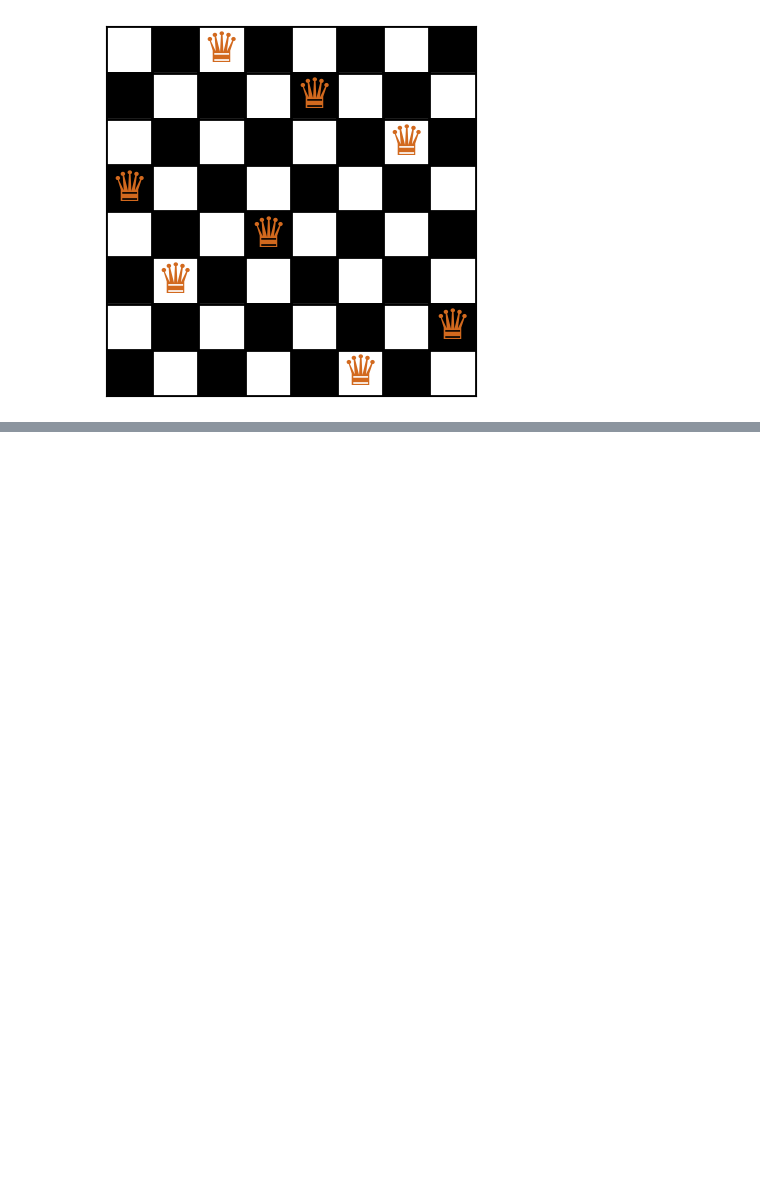
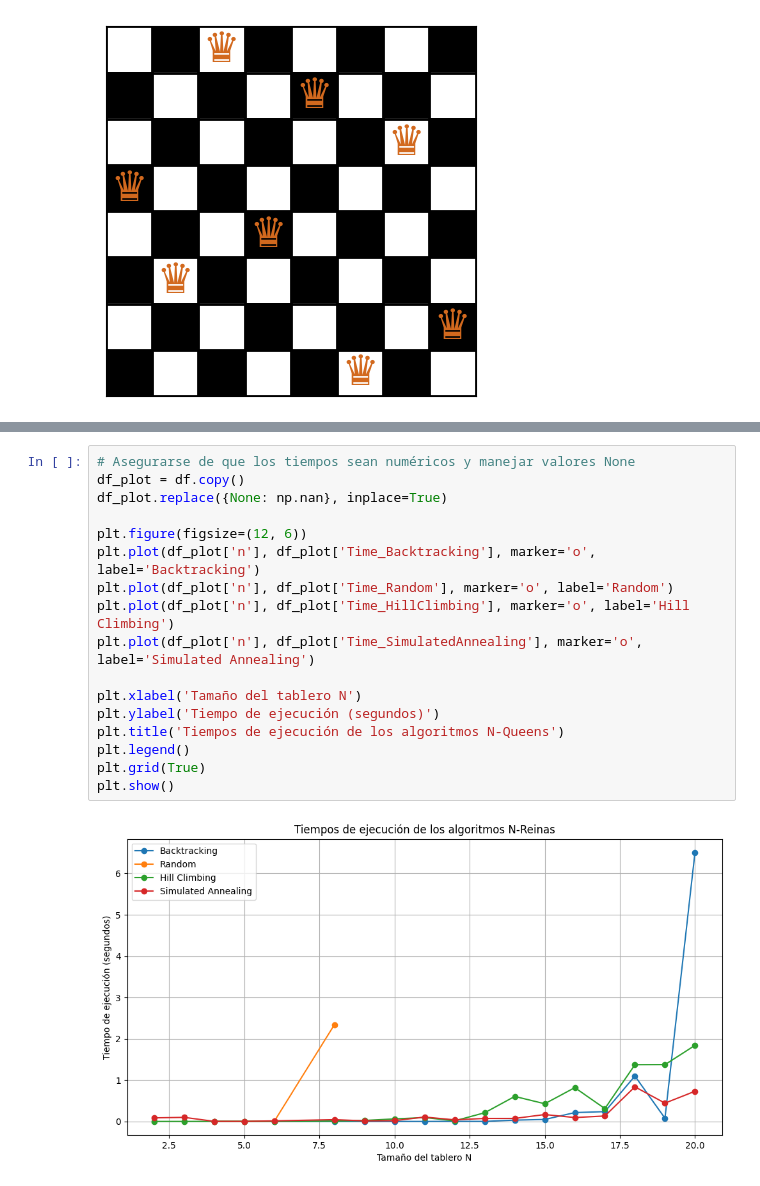
Before and after one commit to BrajanNieto/n-queens, a Jupyter notebook: IA_Fundamentals_NQueensProblem_BrajanNieto.ipynb, the cells around one changed output, grey strips where cells are left out. Drawn from its saved outputs; the diff is of its cells as text; blank space fills up the shorter version.

```diff
--- a/IA_Fundamentals_NQueensProblem_BrajanNieto.ipynb
+++ b/IA_Fundamentals_NQueensProblem_BrajanNieto.ipynb
@@ -554,0 +646,19 @@ Conflictos en la mejor solución: 0
+# %%
+# Asegurarse de que los tiempos sean numéricos y manejar valores None
+df_plot = df.copy()
+df_plot.replace({None: np.nan}, inplace=True)
+
+plt.figure(figsize=(12, 6))
+plt.plot(df_plot['n'], df_plot['Time_Backtracking'], marker='o', label='Backtracking')
+plt.plot(df_plot['n'], df_plot['Time_Random'], marker='o', label='Random')
+plt.plot(df_plot['n'], df_plot['Time_HillClimbing'], marker='o', label='Hill Climbing')
+plt.plot(df_plot['n'], df_plot['Time_SimulatedAnnealing'], marker='o', label='Simulated Annealing')
+
+plt.xlabel('Tamaño del tablero N')
+plt.ylabel('Tiempo de ejecución (segundos)')
+plt.title('Tiempos de ejecución de los algoritmos N-Queens')
+plt.legend()
+plt.grid(True)
+plt.show()
+# %% [output]
+[figure, added]
```
Also changed, not shown: parts of 12 cells of this notebook.
